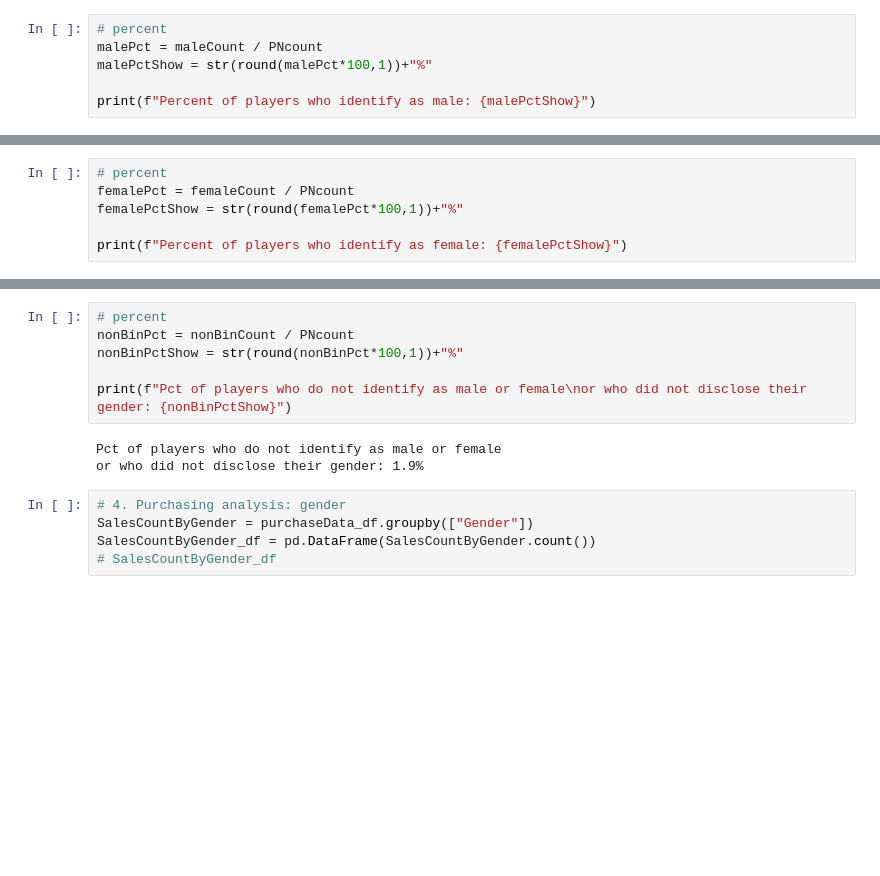
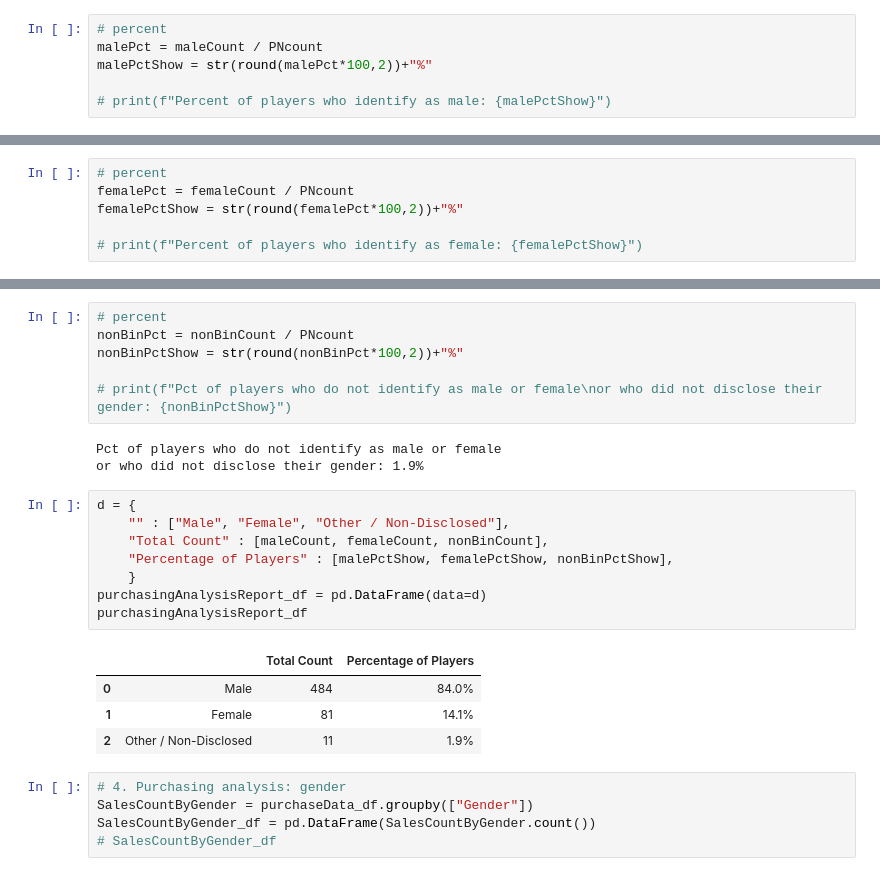
Before and after one commit to papadiscobravo/pandas-challenge, a Jupyter notebook: HerosOfPymoli/HeroesOfPymoli.ipynb, the cells around one changed output, grey strips where cells are left out. Saved outputs shown, nothing was run; the diff lists cells and outputs as text; blank space fills up the shorter version.

```diff
--- a/HerosOfPymoli/HeroesOfPymoli.ipynb
+++ b/HerosOfPymoli/HeroesOfPymoli.ipynb
@@ -101,9 +118,9 @@ Number of players who identify as male: 484
 # %%
 # percent
 malePct = maleCount / PNcount
-malePctShow = str(round(malePct*100,1))+"%"
+malePctShow = str(round(malePct*100,2))+"%"
 
-print(f"Percent of players who identify as male: {malePctShow}")
+# print(f"Percent of players who identify as male: {malePctShow}")
 # %% [output]
 Percent of players who identify as male: 84.0%
 # %%
@@ -118,9 +135,9 @@ Number of players who identify as female: 81
 # %%
 # percent
 femalePct = femaleCount / PNcount
-femalePctShow = str(round(femalePct*100,1))+"%"
+femalePctShow = str(round(femalePct*100,2))+"%"
 
-print(f"Percent of players who identify as female: {femalePctShow}")
+# print(f"Percent of players who identify as female: {femalePctShow}")
 # %% [output]
 Percent of players who identify as female: 14.1%
 # %%
@@ -137,12 +154,25 @@ or who did not disclose their gender: 11
 # %%
 # percent
 nonBinPct = nonBinCount / PNcount
-nonBinPctShow = str(round(nonBinPct*100,1))+"%"
+nonBinPctShow = str(round(nonBinPct*100,2))+"%"
 
-print(f"Pct of players who do not identify as male or female\nor who did not disclose their gender: {nonBinPctShow}")
+# print(f"Pct of players who do not identify as male or female\nor who did not disclose their gender: {nonBinPctShow}")
 # %% [output]
 Pct of players who do not identify as male or female
 or who did not disclose their gender: 1.9%
+# %%
+d = {
+    "" : ["Male", "Female", "Other / Non-Disclosed"],
+    "Total Count" : [maleCount, femaleCount, nonBinCount],
+    "Percentage of Players" : [malePctShow, femalePctShow, nonBinPctShow],
+    }
+purchasingAnalysisReport_df = pd.DataFrame(data=d)
+purchasingAnalysisReport_df
+# %% [output]
+|  |  | Total Count | Percentage of Players |
+| 0 | Male | 484 | 84.0% |
+| 1 | Female | 81 | 14.1% |
+| 2 | Other / Non-Disclosed | 11 | 1.9% |
 # %%
 # 4. Purchasing analysis: gender
 SalesCountByGender = purchaseData_df.groupby(["Gender"])
```
Also changed, not shown: parts of 25 cells of this notebook.
